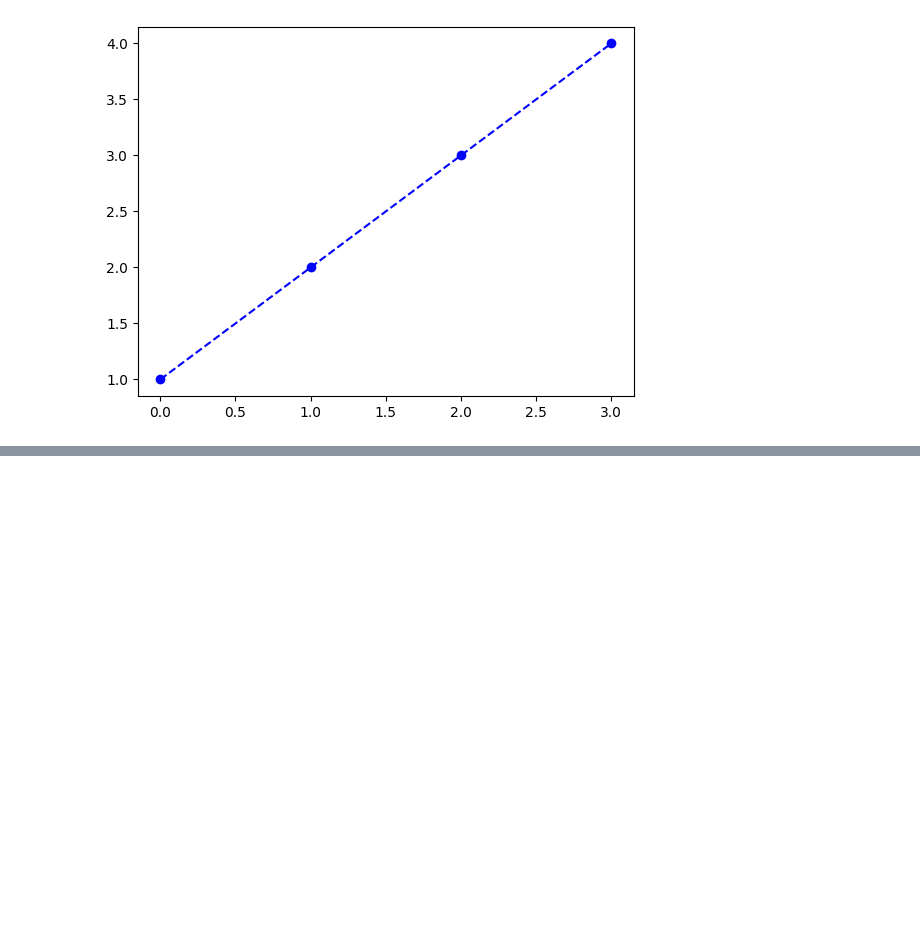
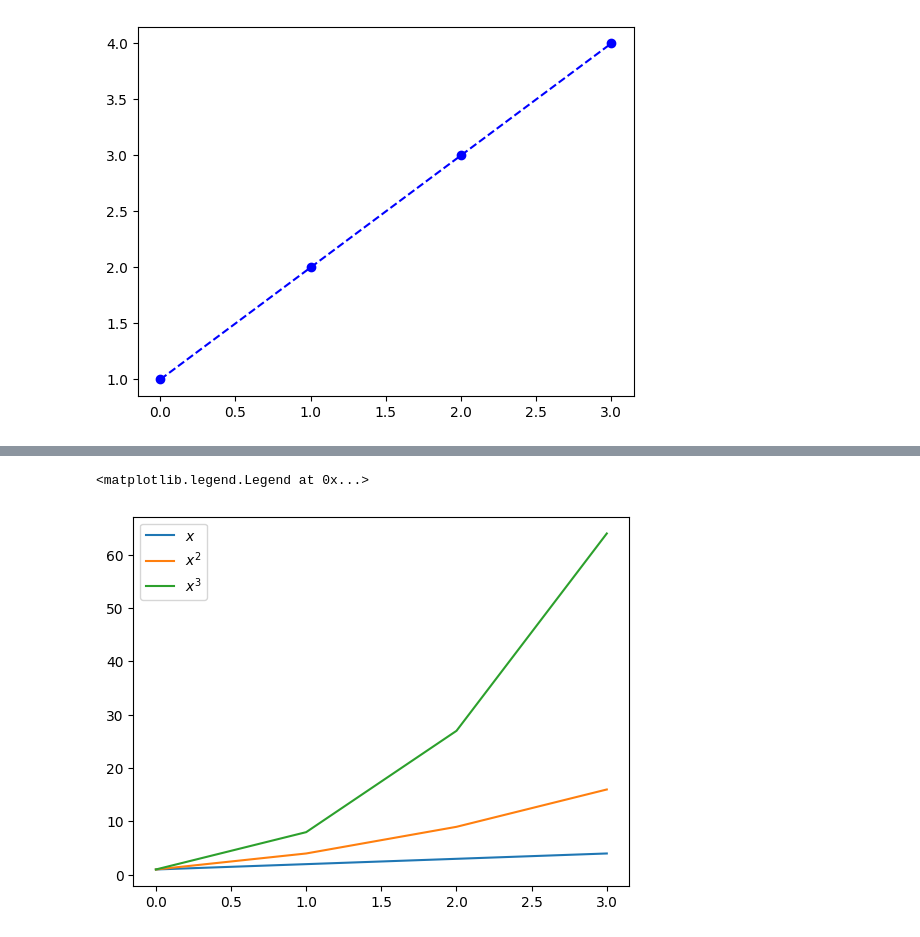
Before and after one commit to vcdemy/20240416, a Jupyter notebook: 2040416筆記.ipynb, the cells around one changed output, grey strips where cells are left out. Saved outputs shown, nothing was run; the diff lists cells and outputs as text; code cells hidden in the pictures; blank space fills up the shorter version.

```diff
--- a/2040416筆記.ipynb
+++ b/2040416筆記.ipynb
@@ -355,0 +437,8 @@ plt.plot(x, 'bo--')
+# %%
+plt.plot(x, label='$x$')
+plt.plot(x1, label='$x^2$')
+plt.plot(x2, label='$x^3$')
+plt.legend()
+# %% [output]
+<matplotlib.legend.Legend at 0x...>
+[figure, added]
```
Also changed, not shown: parts of 7 cells of this notebook.
